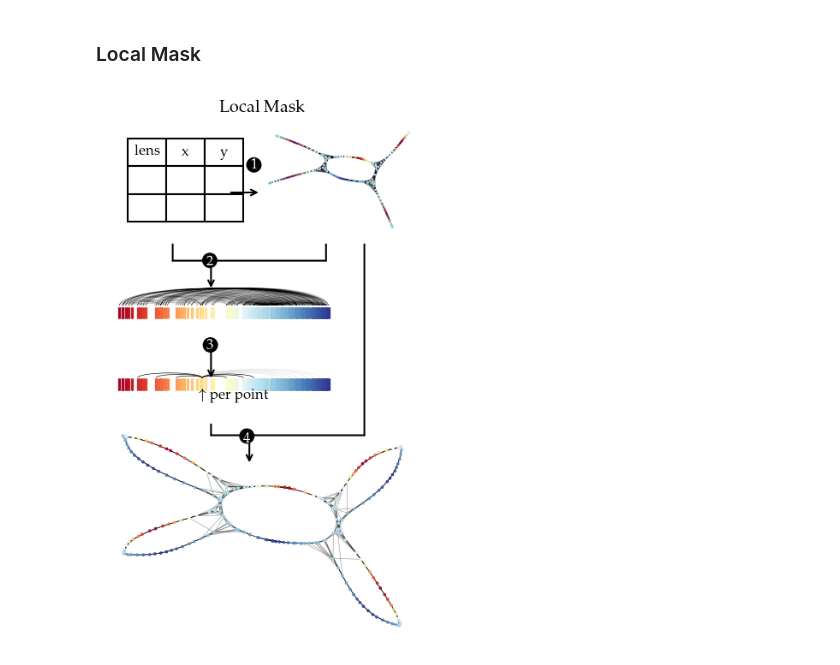
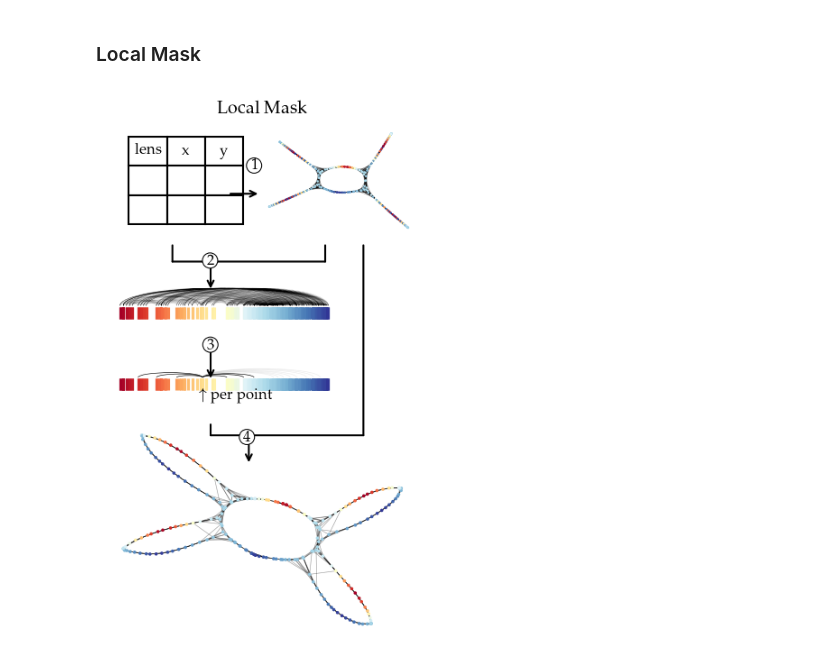
Before and after one commit to vda-lab/lensed_umap, a Jupyter notebook: notebooks/06_Teaser.ipynb, the cells around one changed output. Saved outputs shown, nothing was run; the diff lists cells and outputs as text; code cells hidden in the pictures.

```diff
--- a/notebooks/06_Teaser.ipynb
+++ b/notebooks/06_Teaser.ipynb
@@ -109,7 +110,6 @@ def draw_edges(
         zorder=-1,
     )
     plt.gca().add_collection(lc)
-
 
 
 def draw_lens(lens, alpha=1):
@@ -248,7 +248,9 @@ def draw_filtered_arcs(projector, result, lens, flipped=False):
     plt.gca().add_collection(PatchCollection(projector_keep, match_original=True))
 
 
-def draw_arcs(projector, lens, flipped=False, arc_width=arc_width, arc_alpha=keep_arc_alpha):
+def draw_arcs(
+    projector, lens, flipped=False, arc_width=arc_width, arc_alpha=keep_arc_alpha
+):
     projector_keep = []
     direction = 1 - (flipped * 2)
     for row in range(len(lens)):
@@ -279,3 +276,8 @@ top = 0.93
+# %%
+width = 2.25795 # inch as shown in latex
+height = width / 9 * 16
+title_width = 0.4 * 2.65215 # Same as in air_quality dataset!
+top = 0.93
 # %% [markdown]
 ### Global lens
 # %%
@@ -507,9 +527,7 @@ plt.show()
 # %% [markdown]
 ### Local Mask
 # %%
-_w = width / 3
-_h = _w / 9 * 16
-fig = plt.figure(figsize=(_w, _h), dpi=150)
+fig = plt.figure(figsize=(width, height), dpi=150)
 gs = fig.add_gridspec(5, 4, height_ratios=[2, 1, 1, 1, 4])
 
 fig.add_subplot(gs[0, :2])
@@ -554,6 +572,14 @@ frame_off()
 
 plt.subplots_adjust(0, 0, 1, top, hspace=0.1, wspace=0)
 plt.suptitle('Local Mask', fontsize=9.5)
+# fig.add_artist(Line2D(
+#     [0.05 / width, 0.5 - title_width / 2 / width], [0.9665, 0.9665],
+#     lw=0.5, color='k', transform=fig.transFigure
+# ))
+# fig.add_artist(Line2D(
+#     [0.5 + title_width / 2 / width, 1], [0.9665, 0.9665],
+#     lw=0.5, color='k', transform=fig.transFigure
+# ))
 
 arrows = [
     ((0.53, 0.835), (0.44, 0.835)),
@@ -584,37 +610,38 @@ for begin, end in arrows:
         begin,
         end,
         arrowprops=dict(arrowstyle="-", shrinkA=0, shrinkB=0),
         xycoords="figure fraction",
     )
 
 numbers = [
     (0.475, 0.86),
     (0.33, 0.685),
     (0.33, 0.53),
     (0.45, 0.36),
 ]
-x_offsets = [-0.002, -0.001, 0.001, 0]
-y_offsets = [0.002, 0.002, 0.002, 0.005]
+x_offsets = [-0.002, -0.001, 0, -0.0005]
+y_offsets = [0.002, 0.002, 0.002, 0.002]
 for i, ((x, y), o_x, o_y) in enumerate(zip(numbers, x_offsets, y_offsets)):
     fig.patches.append(Ellipse(
         (x + o_x, y + o_y),
         width=0.05,
-        height=0.05 / _h * _w,
-        linewidth=0,
-        facecolor='k',
+        height=0.05 / height * width,
+        linewidth=0.5,
+        edgecolor="k",
+        facecolor="w",
         transform=fig.transFigure,
     ))
     fig.text(
         x, y, f'{i + 1}',
-        color='w',
+        color='k',
         fontsize=8,
         va='center',
         ha='center',
         transform=fig.transFigure,
     )
 
 
 plt.savefig('./figures/teaser_local_mask.png', dpi=600, pad_inches=0)
 plt.show()
 # %% [output]
-[figure, old version]
+[figure, new version]
```
Also changed, not shown: parts of 5 cells of this notebook, 3 other files.
